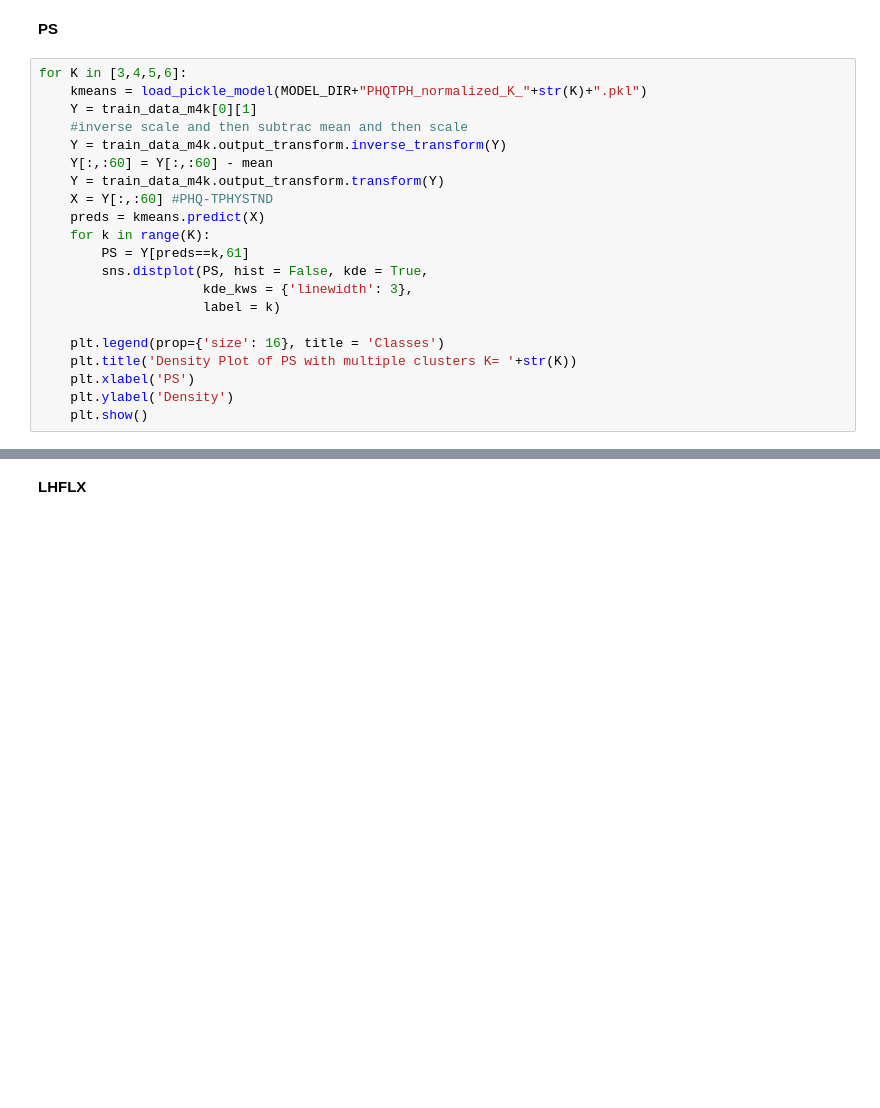
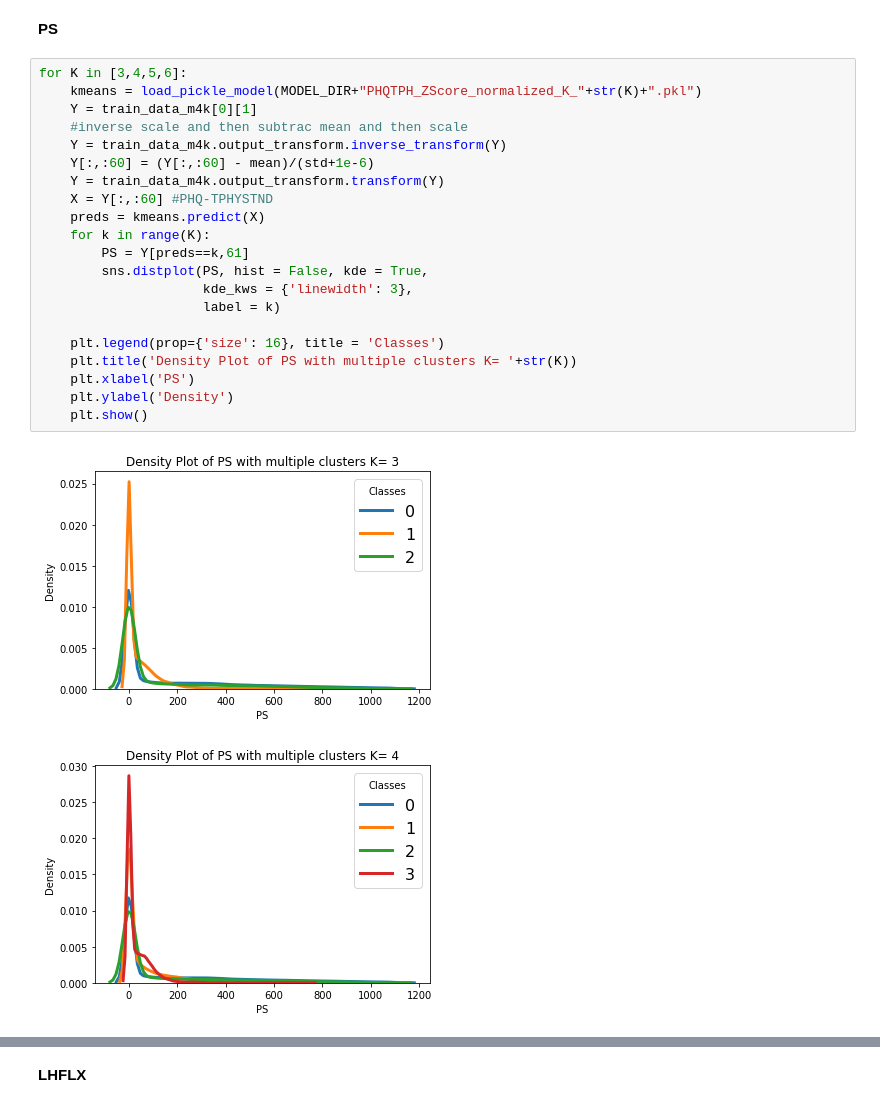
Before and after one commit to ankitesh97/cbrainPDE, a Jupyter notebook: notebooks/ankitesh_devlogs/01_Clustering_For_Regimes.ipynb, the cells around one changed output, grey strips where cells are left out. Drawn from its saved outputs; the diff is of its cells as text; blank space fills up the shorter version.

Commit message:
Added diagnostics for Zscore normalized

```diff
--- a/notebooks/ankitesh_devlogs/01_Clustering_For_Regimes.ipynb
+++ b/notebooks/ankitesh_devlogs/01_Clustering_For_Regimes.ipynb
@@ -540,22 +540,25 @@ for K in [3,4,5,6]:
 **PS**
 # %%
 for K in [3,4,5,6]:
-    kmeans = load_pickle_model(MODEL_DIR+"PHQTPH_normalized_K_"+str(K)+".pkl")
+    kmeans = load_pickle_model(MODEL_DIR+"PHQTPH_ZScore_normalized_K_"+str(K)+".pkl")
     Y = train_data_m4k[0][1]
     #inverse scale and then subtrac mean and then scale
     Y = train_data_m4k.output_transform.inverse_transform(Y)
-    Y[:,:60] = Y[:,:60] - mean
+    Y[:,:60] = (Y[:,:60] - mean)/(std+1e-6)
     Y = train_data_m4k.output_transform.transform(Y)
     X = Y[:,:60] #PHQ-TPHYSTND
     preds = kmeans.predict(X)
     for k in range(K):
         PS = Y[preds==k,61]
         sns.distplot(PS, hist = False, kde = True,
                      kde_kws = {'linewidth': 3},
                      label = k)
 
     plt.legend(prop={'size': 16}, title = 'Classes')
     plt.title('Density Plot of PS with multiple clusters K= '+str(K))
     plt.xlabel('PS')
     plt.ylabel('Density')
     plt.show()
+# %% [output]
+[figure, added]
+[figure, added]
```
Also changed, not shown: parts of 5 cells of this notebook.
